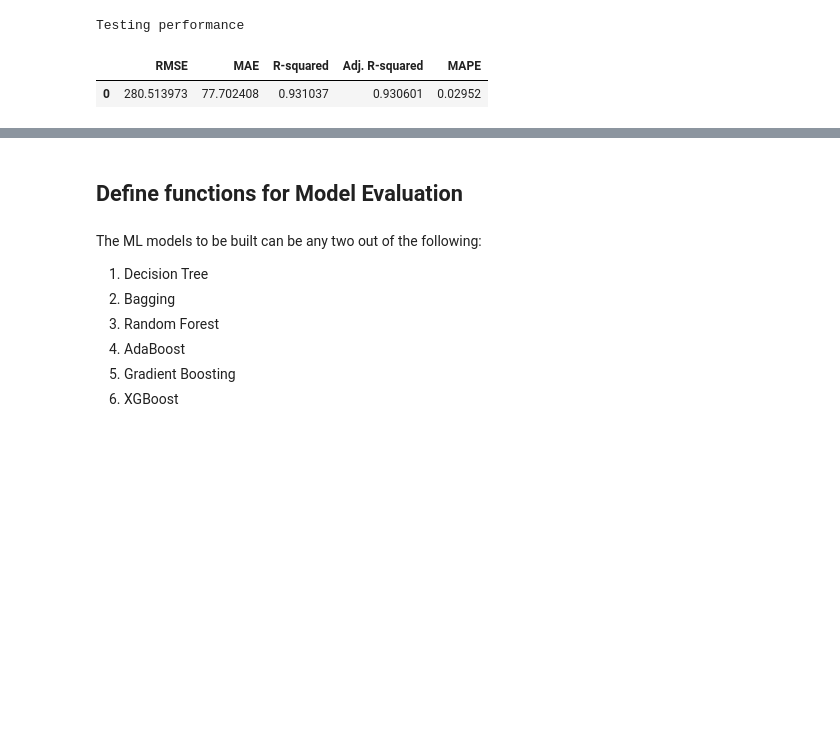
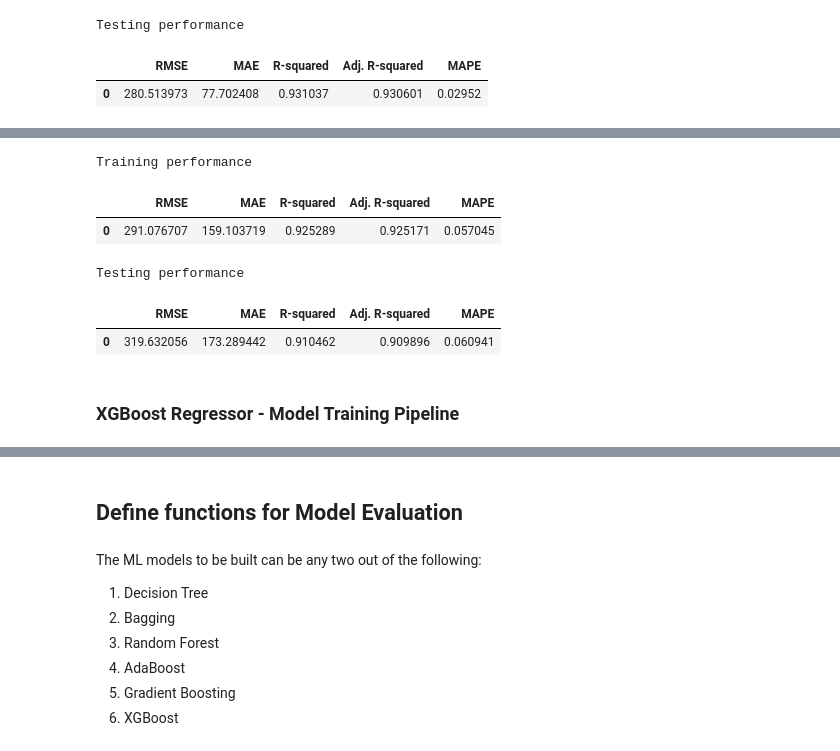
Before and after one commit to SarojaDadi/SuperKart_Full_Code_Version, a Jupyter notebook: SuperKart_Model_Refactored.ipynb, the cells around one changed output, grey strips where cells are left out. Drawn from its saved outputs; the diff is of its cells as text; code cells hidden in the pictures; blank space fills up the shorter version.

```diff
--- a/SuperKart_Model_Refactored.ipynb
+++ b/SuperKart_Model_Refactored.ipynb
@@ -564,0 +567,26 @@ Testing performance
+# %%
+# Choose the type of classifier.
+rf_tuned = RandomForestRegressor(random_state=42)
+
+# Create pipeline with preprocessing and XGBoost model
+rf_pipeline = make_pipeline(preprocessor, rf_tuned)
+
+# Grid of parameters to choose from
+parameters = parameters = {
+    'randomforestregressor__max_depth':[3, 4, 5, 6],
+    'randomforestregressor__max_features': ['sqrt','log2',None],
+    'randomforestregressor__n_estimators': [50, 75, 100, 125, 150]
+}
+
+# Type of scoring used to compare parameter combinations
+scorer = metrics.make_scorer(metrics.r2_score)
+
+# Run the grid search
+grid_obj = GridSearchCV(rf_pipeline, parameters, scoring=scorer,cv=5)
+grid_obj = grid_obj.fit(X_train, y_train)
+
+# Set the clf to the best combination of parameters
+rf_tuned = grid_obj.best_estimator_
+
+# Fit the best algorithm to the data.
+rf_tuned.fit(X_train, y_train)
@@ -564,0 +611,18 @@ Testing performance
+# %%
+rf_tuned_model_train_perf = model_performance_regression(rf_tuned, X_train, y_train)
+print("Training performance \n")
+rf_tuned_model_train_perf
+# %% [output]
+Training performance
+|  | RMSE | MAE | R-squared | Adj. R-squared | MAPE |
+| 0 | 291.076707 | 159.103719 | 0.925289 | 0.925171 | 0.057045 |
+# %%
+rf_tuned_model_test_perf = model_performance_regression(rf_tuned, X_test, y_test)
+print("Testing performance \n")
+rf_tuned_model_test_perf
+# %% [output]
+Testing performance
+|  | RMSE | MAE | R-squared | Adj. R-squared | MAPE |
+| 0 | 319.632056 | 173.289442 | 0.910462 | 0.909896 | 0.060941 |
+# %% [markdown]
+### XGBoost Regressor - Model Training Pipeline
```
Also changed, not shown: parts of 15 cells of this notebook.
